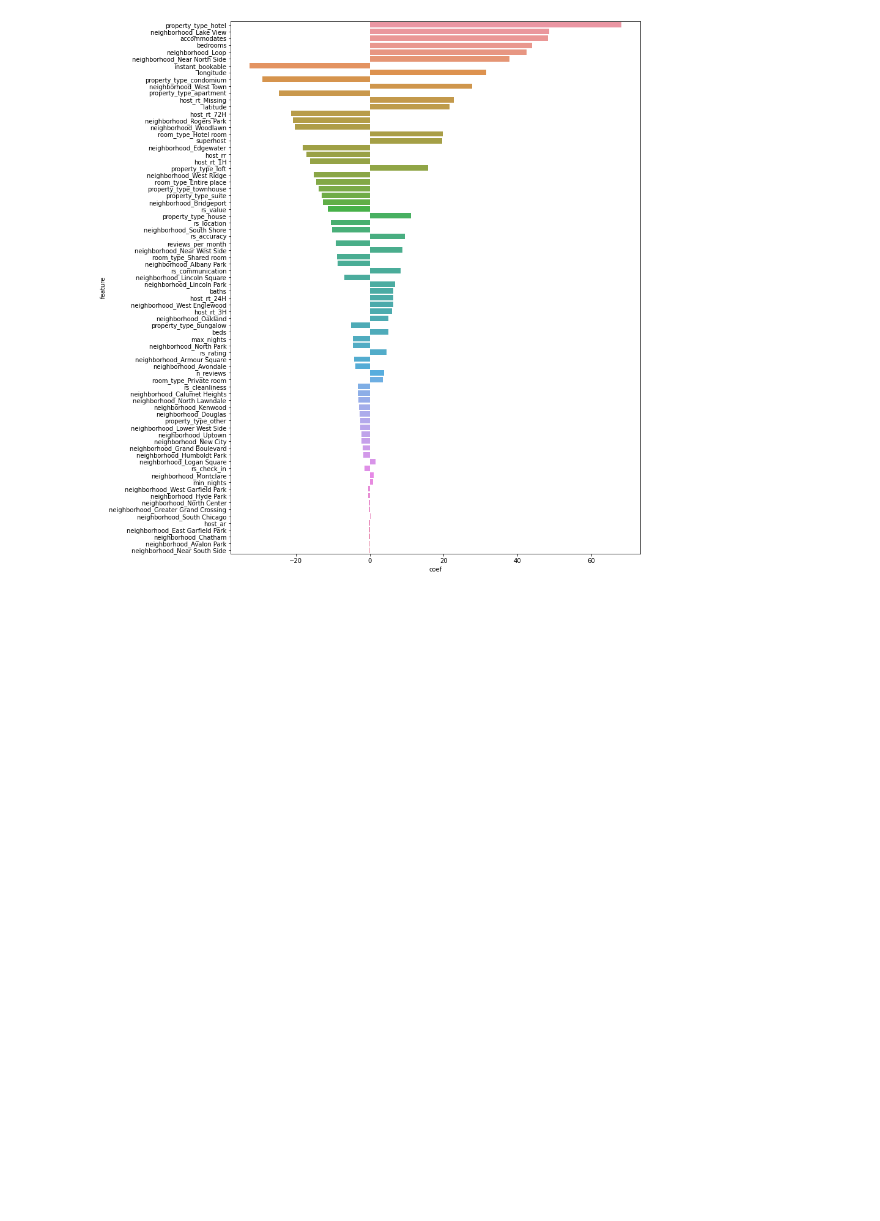
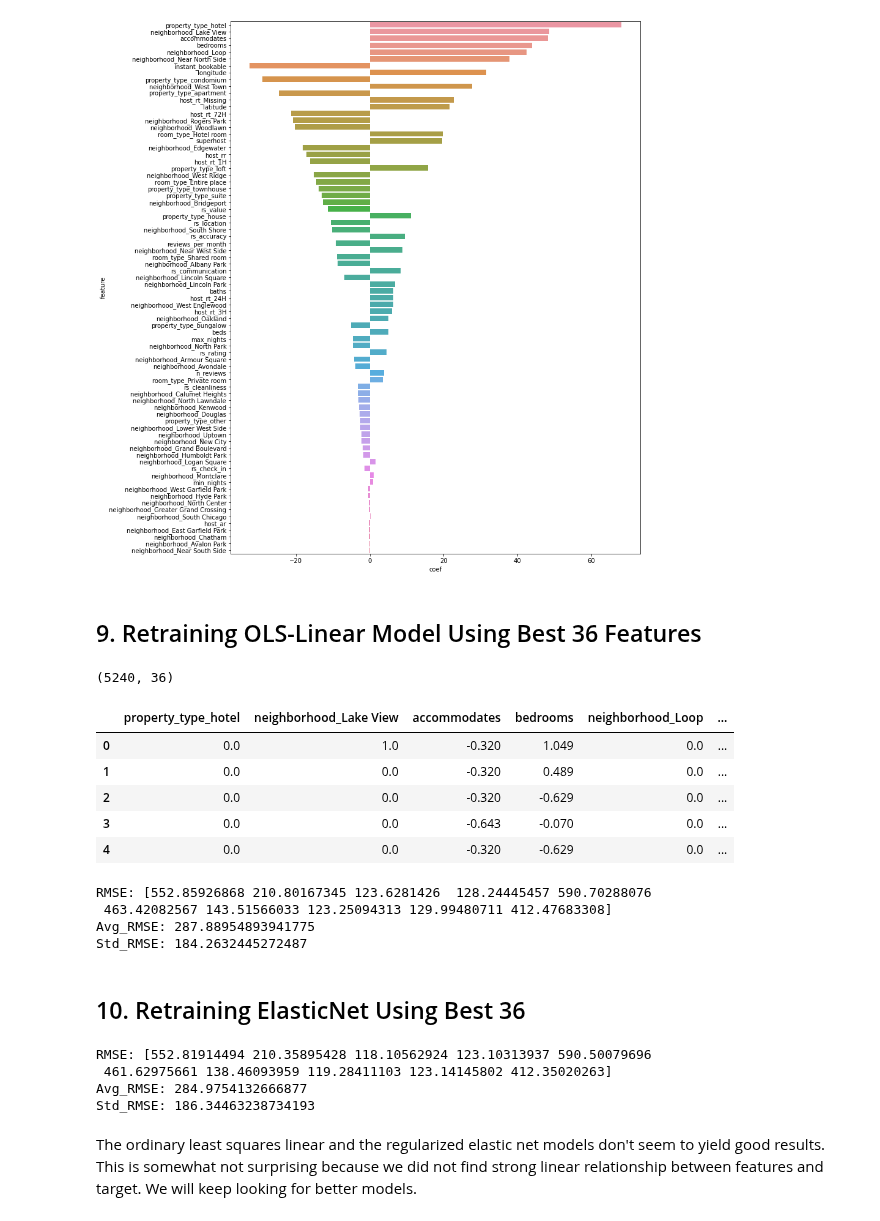
Before and after one commit to harera3/ML_Portfolio, a Jupyter notebook: 09_Chicago_AirBnB_Model_Training.ipynb, the cells around one changed output. Saved outputs shown, nothing was run; the diff lists cells and outputs as text; code cells hidden in the pictures; blank space fills up the shorter version.

Commit message:
9. retraining ols

```diff
--- a/09_Chicago_AirBnB_Model_Training.ipynb
+++ b/09_Chicago_AirBnB_Model_Training.ipynb
@@ -251,3 +251,55 @@ plt.figure(figsize=(12,16))
 ax = sns.barplot(x="coef", y="feature", data=non_zero_features)
 # %% [output]
 [figure]
+# %% [markdown]
+## 9. Retraining OLS-Linear Model Using Best 36 Features
+# %%
+cols_36 = list(non_zero_features['feature'].head(36))
+X_train_dense = X_train.toarray()
+X_train_dense = pd.DataFrame(X_train_dense, columns=X_train_cols)
+X_train_36 = X_train_dense[cols_36].copy()
+print(X_train_36.shape)
+X_train_36.head()
+# %% [output]
+(5240, 36)
+|  | property_type_hotel | neighborhood_Lake View | accommodates | bedrooms | neighborhood_Loop | ... |
+| 0 | 0.0 | 1.0 | -0.320 | 1.049 | 0.0 | ... |
+| 1 | 0.0 | 0.0 | -0.320 | 0.489 | 0.0 | ... |
+| 2 | 0.0 | 0.0 | -0.320 | -0.629 | 0.0 | ... |
+| 3 | 0.0 | 0.0 | -0.643 | -0.070 | 0.0 | ... |
+| 4 | 0.0 | 0.0 | -0.320 | -0.629 | 0.0 | ... |
+# %%
+from sklearn.model_selection import KFold
+
+ols = LinearRegression()
+kf = KFold(n_splits=10, random_state=42, shuffle=True)
+ols_mse = cross_val_score(ols, X_train_36, y_train, cv=kf, n_jobs=-1,
+                          scoring="neg_mean_squared_error")
+ols_rmse = np.sqrt(np.absolute(ols_mse))
+print('RMSE:', ols_rmse)
+print('Avg_RMSE:', ols_rmse.mean())
+print('Std_RMSE:', ols_rmse.std())
+# %% [output]
+RMSE: [552.85926868 210.80167345 123.6281426  128.24445457 590.70288076
+ 463.42082567 143.51566033 123.25094313 129.99480711 412.47683308]
+Avg_RMSE: 287.88954893941775
+Std_RMSE: 184.2632445272487
+# %% [markdown]
+## 10. Retraining ElasticNet Using Best 36
+# %%
+from sklearn.linear_model import ElasticNet
+
+elas_net = ElasticNet(alpha=0.1, l1_ratio=0.7)
+elas_mse = cross_val_score(elas_net, X_train_36, y_train, cv=kf, n_jobs=-1,
+                             scoring="neg_mean_squared_error")
+elas_rmse = np.sqrt(np.absolute(elas_mse))
+print('RMSE:', elas_rmse)
+print('Avg_RMSE:', elas_rmse.mean())
+print('Std_RMSE:', elas_rmse.std())
+# %% [output]
+RMSE: [552.81914494 210.35895428 118.10562924 123.10313937 590.50079696
+ 461.62975661 138.46093959 119.28411103 123.14145802 412.35020263]
+Avg_RMSE: 284.9754132666877
+Std_RMSE: 186.34463238734193
+# %% [markdown]
+The ordinary least squares linear and the regularized elastic net models don't seem to yield good results. This is somewhat not surprising because  we did not find strong linear relationship between features and target. We will keep looking for better models.
```
Also changed, not shown: parts of 1 cell of this notebook.
